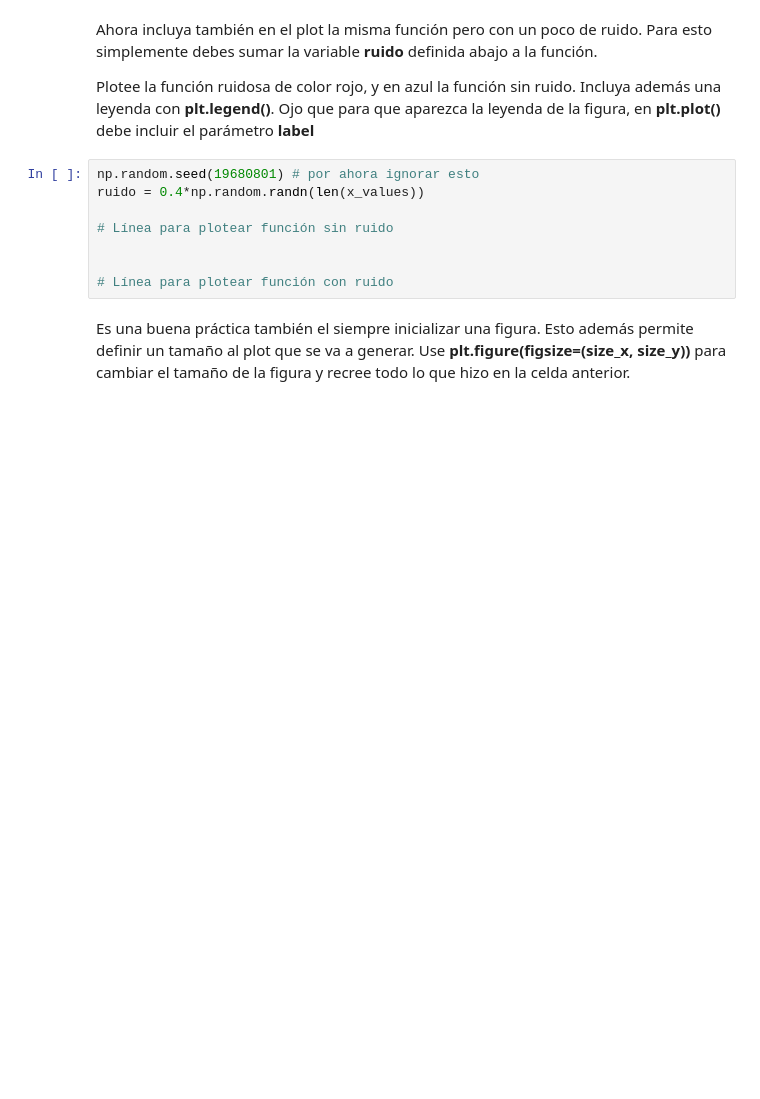
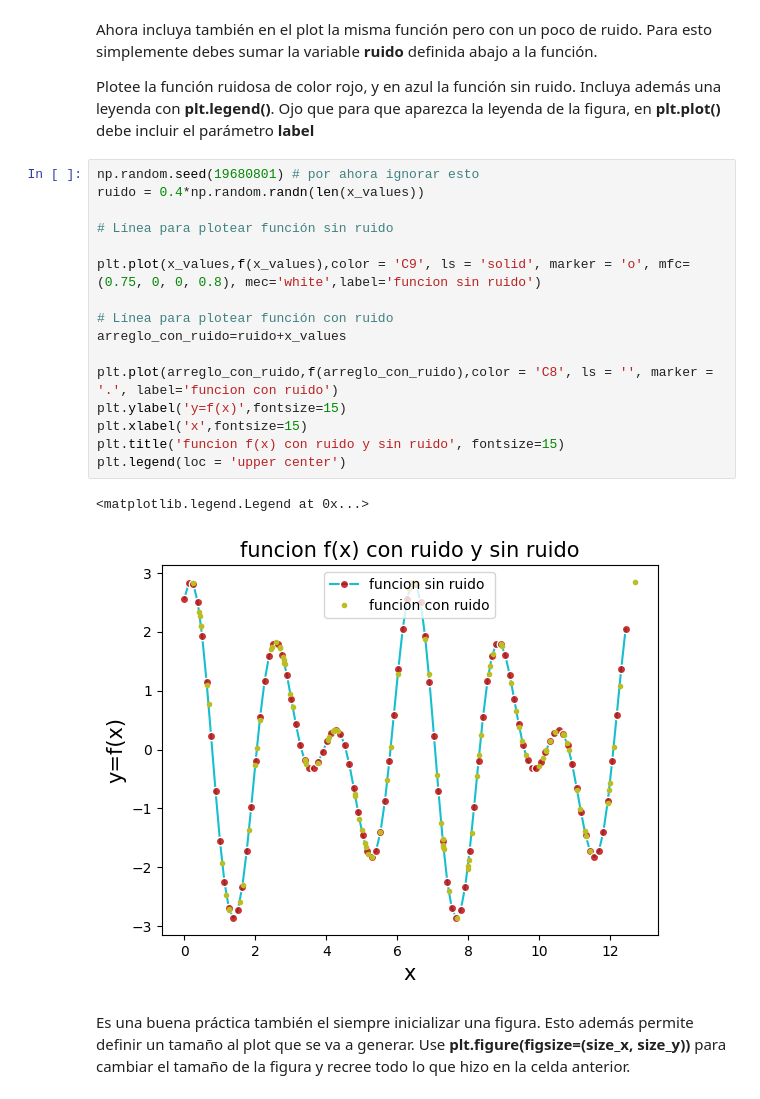
Before and after one commit to benjaaamin-waaa/Tarea-1, a Jupyter notebook: Tarea_1.ipynb, the cells around one changed output. Drawn from its saved outputs; the diff is of its cells as text; blank space fills up the shorter version.

```diff
--- a/Tarea_1.ipynb
+++ b/Tarea_1.ipynb
@@ -233,13 +388,24 @@ def f(x):
 Ahora incluya también en el plot la misma función  pero con un poco de ruido. Para esto simplemente debes sumar la variable **ruido** definida abajo a la función.
 
 Plotee la función ruidosa de color rojo, y en azul la función sin ruido. Incluya además una leyenda con **plt.legend()**. Ojo que para que aparezca la leyenda de la figura, en **plt.plot()** debe incluir el parámetro **label**
-# %%
-np.random.seed(19680801) # por ahora ignorar esto
-ruido = 0.4*np.random.randn(len(x_values))
-
-# Línea para plotear función sin ruido
-
-
-# Línea para plotear función con ruido
+# %%
+np.random.seed(19680801) # por ahora ignorar esto
+ruido = 0.4*np.random.randn(len(x_values))
+
+# Línea para plotear función sin ruido
+
+plt.plot(x_values,f(x_values),color = 'C9', ls = 'solid', marker = 'o', mfc=(0.75, 0, 0, 0.8), mec='white',label='funcion sin ruido')
+
+# Línea para plotear función con ruido
+arreglo_con_ruido=ruido+x_values
+
+plt.plot(arreglo_con_ruido,f(arreglo_con_ruido),color = 'C8', ls = '', marker = '.', label='funcion con ruido')
+plt.ylabel('y=f(x)',fontsize=15)
+plt.xlabel('x',fontsize=15)
+plt.title('funcion f(x) con ruido y sin ruido', fontsize=15)
+plt.legend(loc = 'upper center')
+# %% [output]
+<matplotlib.legend.Legend at 0x...>
+[figure, added]
 # %% [markdown]
 Es una buena práctica también el siempre inicializar una figura. Esto además permite definir un tamaño al plot que se va a generar. Use **plt.figure(figsize=(size_x, size_y))** para cambiar el tamaño de la figura y recree todo lo que hizo en la celda anterior.
```
Also changed, not shown: parts of 30 cells of this notebook.
